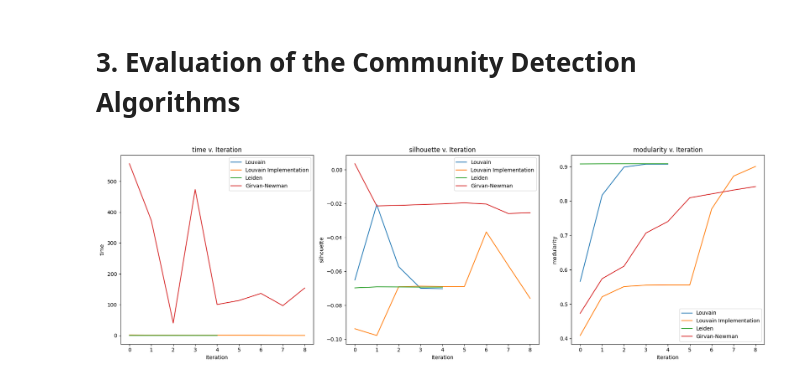
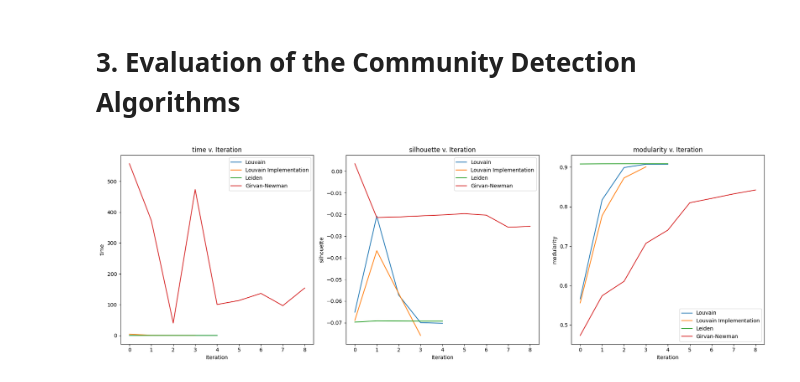
Before and after one commit to mattduerrmeier/sbb-analytics, a Jupyter notebook: community_detection_evaluation.ipynb, the cells around one changed output. Cells and saved outputs as stored; diff of their text form; code cells hidden in the pictures.

Commit message:
Fix louvain generator and add in the benchmarks

```diff
--- a/community_detection_evaluation.ipynb
+++ b/community_detection_evaluation.ipynb
@@ -160,12 +143,34 @@ def plot_bench_results(df_list, labels):
-# %%
-louvain_bench = pd.read_csv("data/benchmarks/louvain.csv")
-louvain_imp_bench = pd.read_csv("data/benchmarks/louvain_imp.csv")
-gn_bench = pd.read_csv("data/benchmarks/girvan-newman.csv")
-leiden_bench = pd.read_csv("data/benchmarks/leiden.csv")
-
-plot_bench_results([louvain_bench, louvain_imp_bench, leiden_bench, gn_bench[:9]], ["Louvain", "Louvain Implementation", "Leiden", "Girvan-Newman"])
-# %% [output]
-[figure, removed]
+# %%
+def plot_bench_results(df_list, labels):
+    fig, axs = plt.subplots(nrows=1, ncols=len(df_list[0].columns), figsize=(18, 6), layout="tight")
+    # iterate over the columns
+    for i, col in enumerate(df_list[0].columns):
+        # iterate over the dataframe: all in the same plot
+        for df, label in zip(df_list, labels):
+            axs[i].plot(df[col], label=label)
+
+        axs[i].set_xlabel('Iteration')
+        axs[i].set_ylabel(col)
+        axs[i].set_title(f'{col} v. Iteration')
+            # force int on x-axis
+        axs[i].xaxis.set_major_locator(ticker.MaxNLocator(integer=True))
+        axs[i].legend()
+
+    plt.show()
+
+
+
+louvain_bench = pd.read_csv("data/benchmarks/louvain.csv")
+louvain_imp_bench = pd.read_csv("data/benchmarks/louvain_imp.csv")
+gn_bench = pd.read_csv("data/benchmarks/girvan-newman.csv")
+leiden_bench = pd.read_csv("data/benchmarks/leiden.csv")
+
+algorithm_data = [louvain_bench, louvain_imp_bench, leiden_bench, gn_bench[:9]]
+algorithm_name = ["Louvain", "Louvain Implementation", "Leiden", "Girvan-Newman"]
+
+plot_bench_results(algorithm_data, algorithm_name)
+# %% [output]
+[figure, added]
 # %%
 # we should be able to safely remove this
 # kept just in case
```
Also changed, not shown: parts of 2 cells of this notebook, 2 other files.
